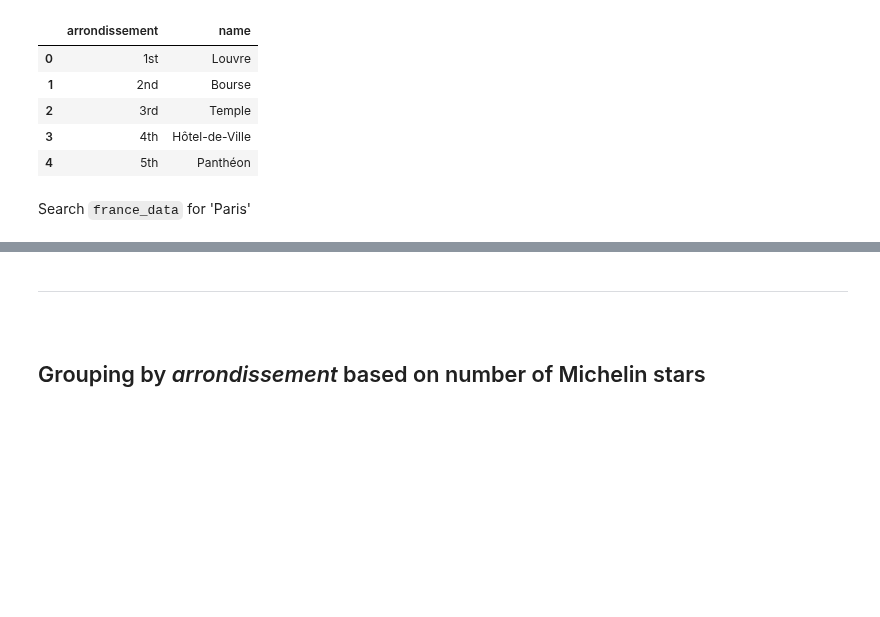
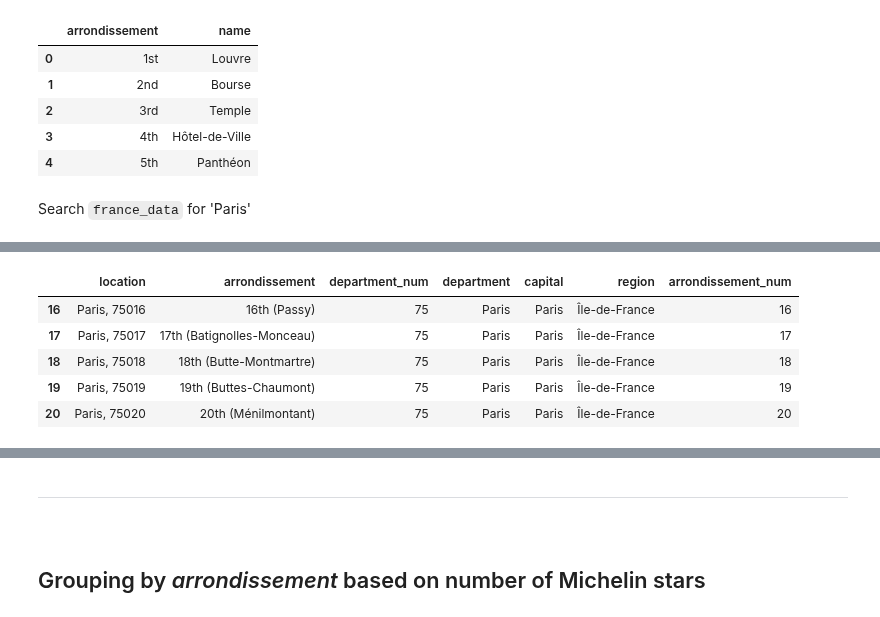
Before and after one commit to pineapple-bois/Michelin_Rated_Restaurants, a Jupyter notebook: Years/2024/Notebooks/France/France_Arrondissements.ipynb, the cells around one changed output, grey strips where cells are left out. Drawn from its saved outputs; the diff is of its cells as text; code cells hidden in the pictures; blank space fills up the shorter version.

```diff
--- a/Years/2024/Notebooks/France/France_Arrondissements.ipynb
+++ b/Years/2024/Notebooks/France/France_Arrondissements.ipynb
@@ -348,0 +373,7 @@ all_france.to_csv('../../data/France/all_restaurants(arrondissements).csv', inde
+# %%
+# Create a subset of the data based on unique arrondissements and relevant columns
+paris_subset = paris[['location', 'arrondissement', 'department_num', 'department', 'capital', 'region']].drop_duplicates()
+
+# Display the unique arrondissements and subsetted data
+print(f"Unique Arrondissements: {paris_subset['arrondissement'].nunique()}")
+paris_subset.head()
@@ -348,0 +415,6 @@ all_france.to_csv('../../data/France/all_restaurants(arrondissements).csv', inde
+# %%
+# Extract the numerical part from the 'arrondissement' column in paris_subset
+paris_subset['arrondissement_num'] = paris_subset['arrondissement'].str.extract(r'(\d+)').astype(int)
+
+# Extract the numerical part from the 'l_ar' column in geoJSON_paris
+geoJSON_paris['arrondissement_num'] = geoJSON_paris['l_ar'].str.extract(r'(\d+)').astype(int)
@@ -348,0 +431,11 @@ all_france.to_csv('../../data/France/all_restaurants(arrondissements).csv', inde
+# %%
+# Create a new DataFrame for the missing 19th arrondissement
+missing_row = pd.DataFrame({
+    'location': ['Paris, 75019'],
+    'arrondissement': ['19th (Buttes-Chaumont)'],
+    'department_num': ['75'],
+    'department': ['Paris'],
+    'capital': ['Paris'],
+    'region': ['Île-de-France'],
+    'arrondissement_num': ['19']
+})
@@ -348,0 +445,12 @@ all_france.to_csv('../../data/France/all_restaurants(arrondissements).csv', inde
+# %%
+# Convert the 'arrondissement_num' column to int, ignoring errors in case of any non-convertible values
+paris_subset['arrondissement_num'] = pd.to_numeric(paris_subset['arrondissement_num'], errors='coerce')
+paris_subset = paris_subset.sort_values(by='arrondissement_num').reset_index(drop=True)
+paris_subset.tail()
+# %% [output]
+|  | location | arrondissement | department_num | department | capital | region | arrondissement_num |
+| 16 | Paris, 75016 | 16th (Passy) | 75 | Paris | Paris | Île-de-France | 16 |
+| 17 | Paris, 75017 | 17th (Batignolles-Monceau) | 75 | Paris | Paris | Île-de-France | 17 |
+| 18 | Paris, 75018 | 18th (Butte-Montmartre) | 75 | Paris | Paris | Île-de-France | 18 |
+| 19 | Paris, 75019 | 19th (Buttes-Chaumont) | 75 | Paris | Paris | Île-de-France | 19 |
+| 20 | Paris, 75020 | 20th (Ménilmontant) | 75 | Paris | Paris | Île-de-France | 20 |
```
Also changed, not shown: parts of 36 cells of this notebook, 1 other file.
